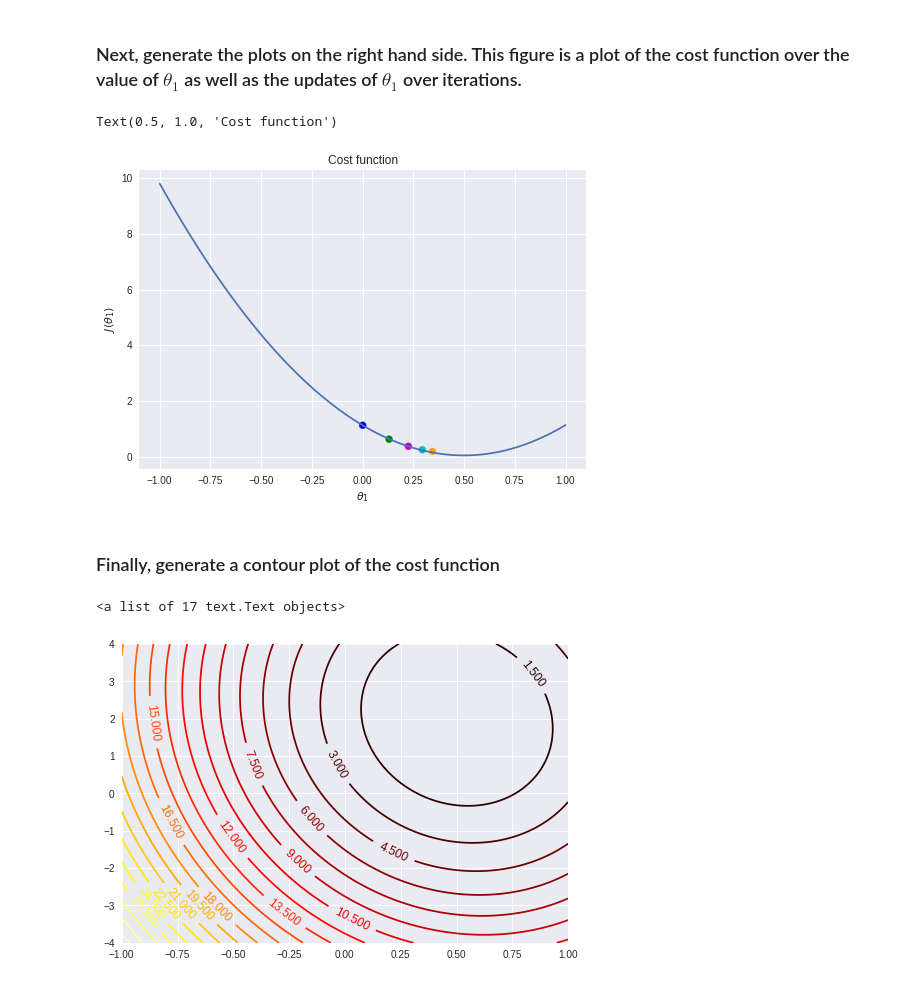
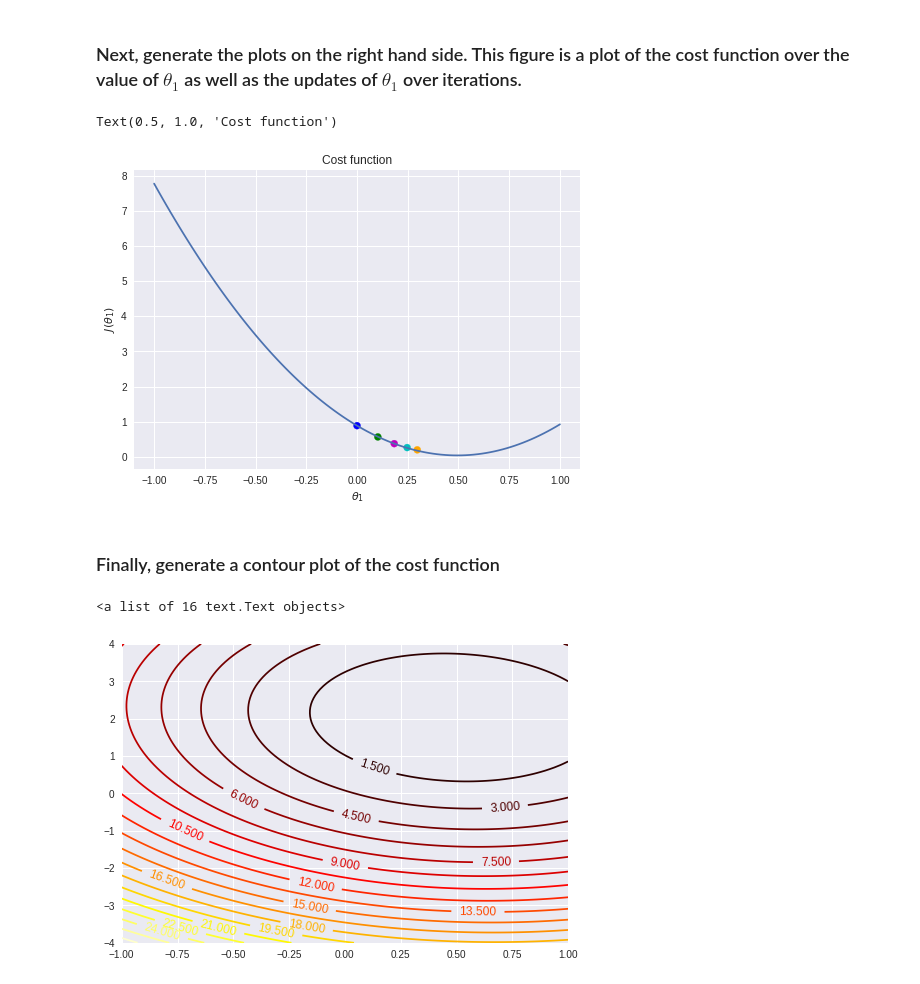
Before and after one commit to Suhang1014/COMP6248-Deep-Learning, a Jupyter notebook: Lab3/3_1_gradient_descent_ipynb.ipynb, the cells around one changed output. Saved outputs shown, nothing was run; the diff lists cells and outputs as text; code cells hidden in the pictures.

```diff
--- a/Lab3/3_1_gradient_descent_ipynb.ipynb
+++ b/Lab3/3_1_gradient_descent_ipynb.ipynb
@@ -44,9 +44,10 @@ import matplotlib.pyplot as plt
 ## hypothesis computes $h_theta$
 def hypothesis(theta, X):
     # YOUR CODE HERE
-    h_theta = torch.mul(X, theta.t())
+#     h_theta = torch.mul(X, theta.t())
+    h_theta = X * theta.t()
     h_theta = h_theta[:,0] + h_theta[:,1]
-    h_theta = h_theta.view(1,100).t()
+    h_theta = h_theta.view(1,M).t()
 
     return h_theta
 
@@ -55,7 +56,7 @@ def grad_cost_func(theta, X, y):
     # YOUR CODE HERE
     h_theta = hypothesis(theta, X)
     item = h_theta - y
-    grad = (1/item.size(0)) * torch.mm(item.t(), X[:, 0].view(100,1))
+    grad = (1/item.size(0)) * torch.mm(item.t(), X[:, 0].view(M,1))
 
     return grad
 
@@ -140,34 +141,34 @@ for j in range(0,N):
   J_t1_2[:,j] = cost_func(theta1_2, X, y)[0]
 
 # add the plot axes labels and title
-plt.plot(theta_grid[:,0].numpy(), J_t1.view(100,1).numpy())
+plt.plot(theta_grid[:,0].numpy(), J_t1.view(M,1).numpy())
 plt.scatter(theta[0,:].numpy(), J_t1_2.view(N,1).numpy(), color=colors)
 plt.xlabel(r'$\theta_1$')
 plt.ylabel(r'$J(\theta_1)$')
 plt.title('Cost function')
 # %% [output]
 Text(0.5, 1.0, 'Cost function')
-[figure, old version]
+[figure, new version]
 # %% [markdown]
 ### Finally, generate a contour plot of the cost function
 # %%
 ## Generate a grid of values for theta_0 and theta_1 and compute the cost function for every combination.
 
 theta_0_vals = np.linspace(-1.0,1,100)
 theta_1_vals = np.linspace(-4.0,4,100)
 J = torch.Tensor(len(theta_0_vals),len(theta_1_vals))
 # print(theta)
 # Compute the cost function over every combination of values for theta in a variable called J which will then be plot below
 # YOUR CODE HERE
 for i in range(0, len(theta_0_vals)):
   for j in range(0, len(theta_1_vals)):
     this_theta = torch.tensor([theta_0_vals[i],theta_1_vals[j]]).view(2,1)
     this_J = cost_func(this_theta, X, y)
-    J[i,j] = this_J
+    J[j,i] = this_J
 
 xc,yc = np.meshgrid(theta_0_vals, theta_1_vals)
 contours = plt.contour(xc, yc, J, 20, cmap = plt.cm.hot)
 plt.clabel(contours)
 # %% [output]
-<a list of 17 text.Text objects>
+<a list of 16 text.Text objects>
-[figure, old version]
+[figure, new version]
```
Also changed, not shown: parts of 2 cells of this notebook, 5 other files.
